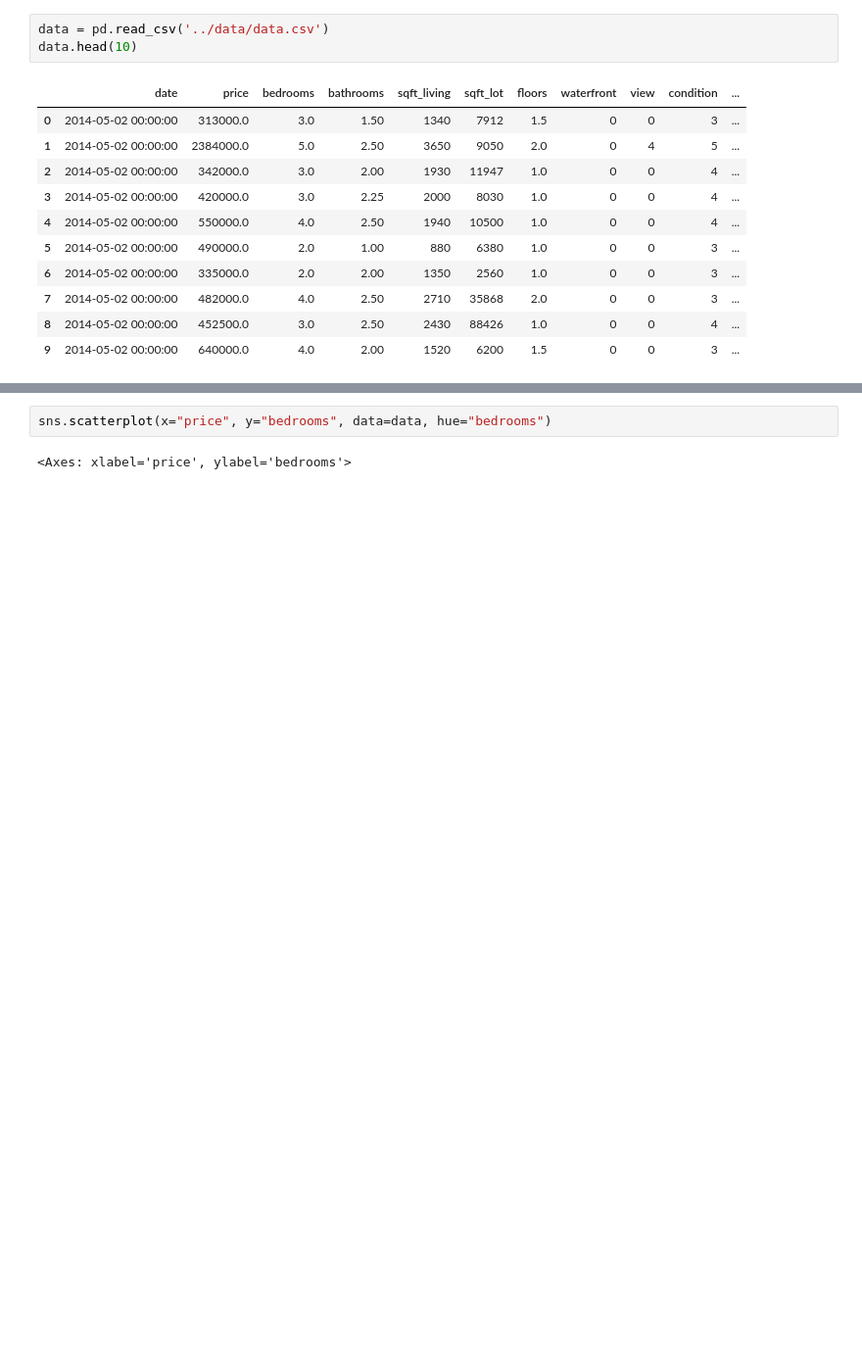
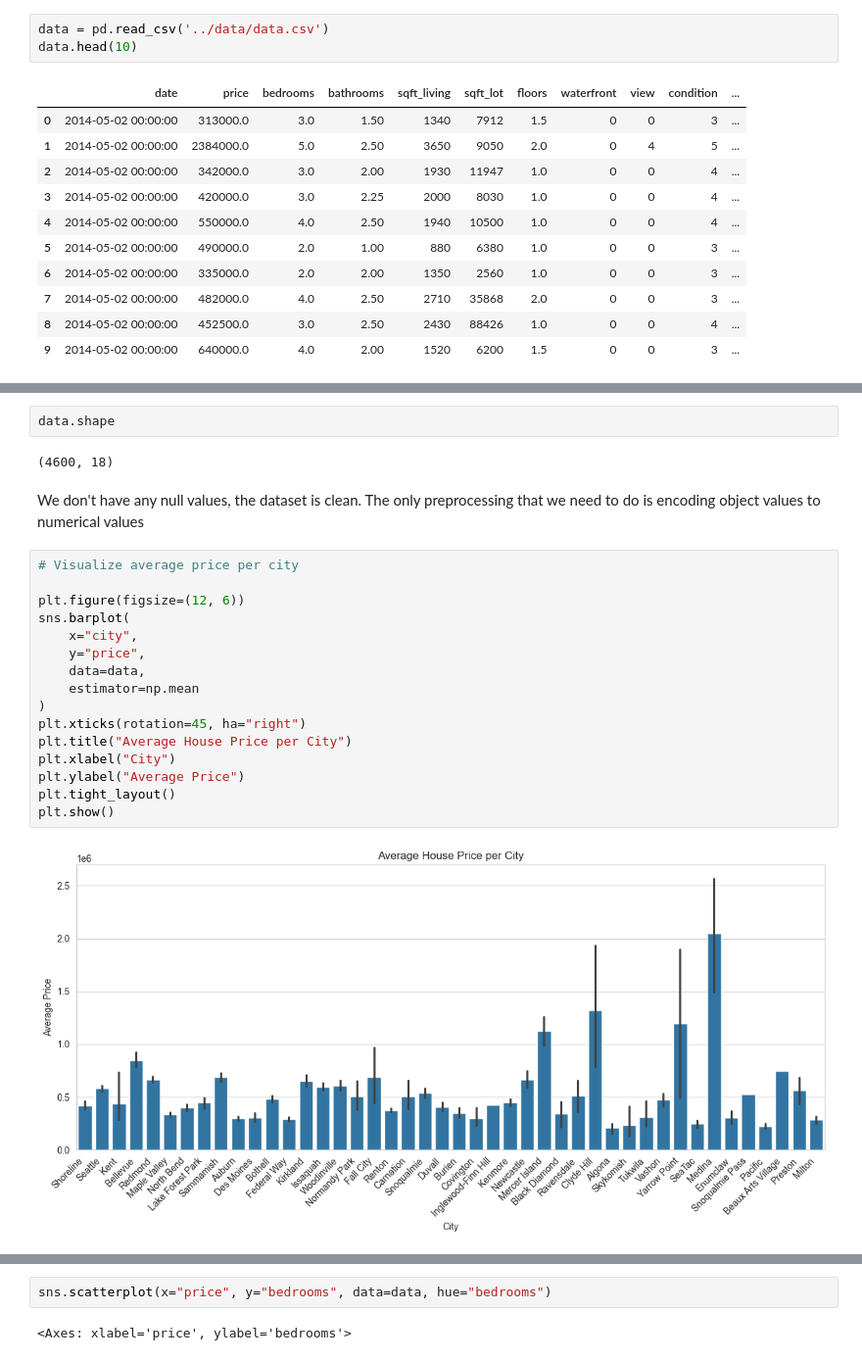
Before and after one commit to David38mk/house-price-prediction-ML, a Jupyter notebook: notebooks/EDA.ipynb, the cells around one changed output, grey strips where cells are left out. Shown at 98% size. Cells and saved outputs as stored; diff of their text form; blank space fills up the shorter version.

Commit message:
EDA and Preprocessing p1

```diff
--- a/notebooks/EDA.ipynb
+++ b/notebooks/EDA.ipynb
@@ -17,0 +45,25 @@ data.head(10)
+# %%
+data.shape
+# %% [output]
+(4600, 18)
+# %% [markdown]
+We don't have any null values, the dataset is clean.
+The only preprocessing that we need to do is encoding object values to numerical values
+# %%
+# Visualize average price per city
+
+plt.figure(figsize=(12, 6))
+sns.barplot(
+    x="city",
+    y="price",
+    data=data,
+    estimator=np.mean
+)
+plt.xticks(rotation=45, ha="right")
+plt.title("Average House Price per City")
+plt.xlabel("City")
+plt.ylabel("Average Price")
+plt.tight_layout()
+plt.show()
+# %% [output]
+[figure, added]
```
Also changed, not shown: parts of 20 cells of this notebook.
